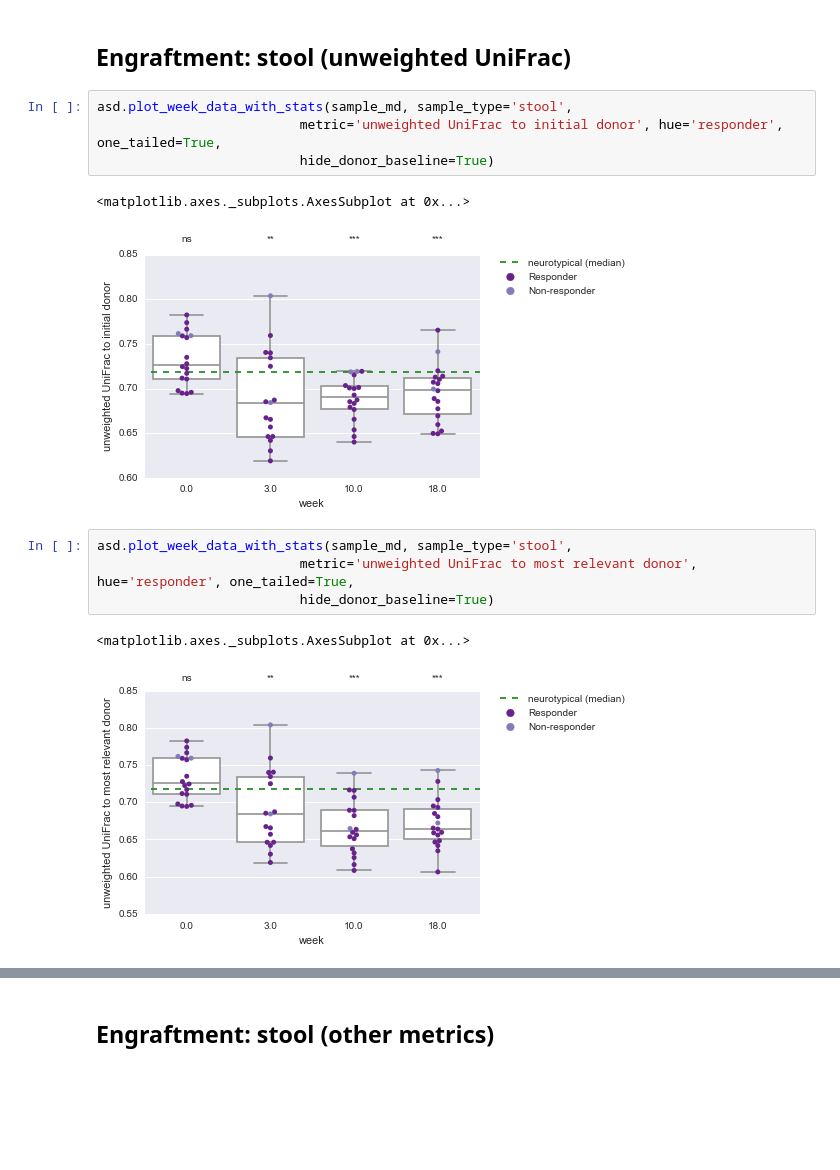
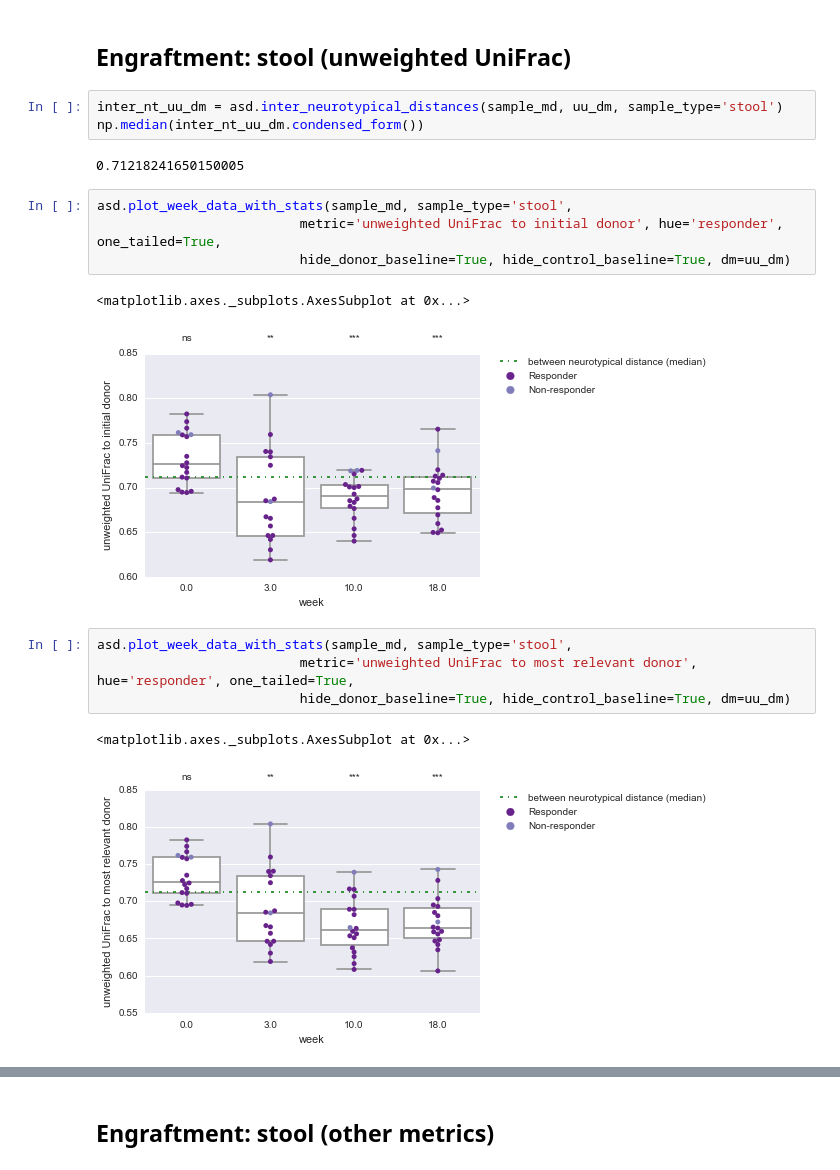
Before and after one commit to khemlalnirmalkar/autism-fmt1, a Jupyter notebook: engraftment.ipynb, the cells around one changed output, grey strips where cells are left out. Cells and saved outputs as stored; diff of their text form; blank space fills up the shorter version.

```diff
--- a/engraftment.ipynb
+++ b/engraftment.ipynb
@@ -153,20 +153,25 @@ asd.plot_week_data_with_stats(sample_md, sample_type='swab',
 [figure]
 # %% [markdown]
 ## Engraftment: stool (unweighted UniFrac)
+# %%
+inter_nt_uu_dm = asd.inter_neurotypical_distances(sample_md, uu_dm, sample_type='stool')
+np.median(inter_nt_uu_dm.condensed_form())
+# %% [output]
+0.71218241650150005
 # %%
 asd.plot_week_data_with_stats(sample_md, sample_type='stool',
                           metric='unweighted UniFrac to initial donor', hue='responder', one_tailed=True,
-                          hide_donor_baseline=True)
+                          hide_donor_baseline=True, hide_control_baseline=True, dm=uu_dm)
 # %% [output]
 <matplotlib.axes._subplots.AxesSubplot at 0x...>
-[figure, old version]
+[figure, new version]
 # %%
 asd.plot_week_data_with_stats(sample_md, sample_type='stool',
                           metric='unweighted UniFrac to most relevant donor', hue='responder', one_tailed=True,
-                          hide_donor_baseline=True)
+                          hide_donor_baseline=True, hide_control_baseline=True, dm=uu_dm)
 # %% [output]
 <matplotlib.axes._subplots.AxesSubplot at 0x...>
-[figure, old version]
+[figure, new version]
 # %%
 asd.plot_week_data_with_stats(sample_md, sample_type='stool',
                           metric='unweighted UniFrac to most relevant donor', hue='rectal_oral', one_tailed=True,
```
Also changed, not shown: parts of 11 cells of this notebook, 3 other files.
